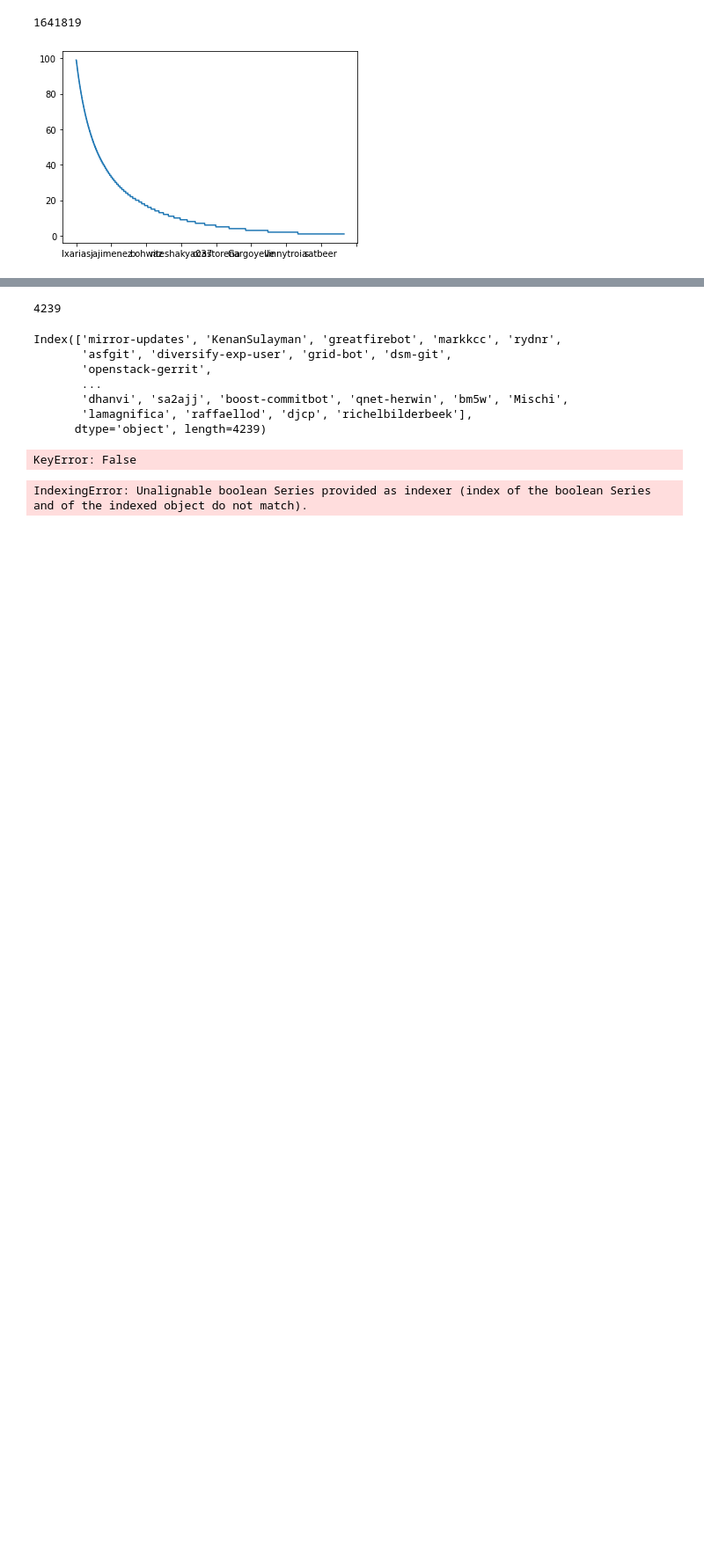
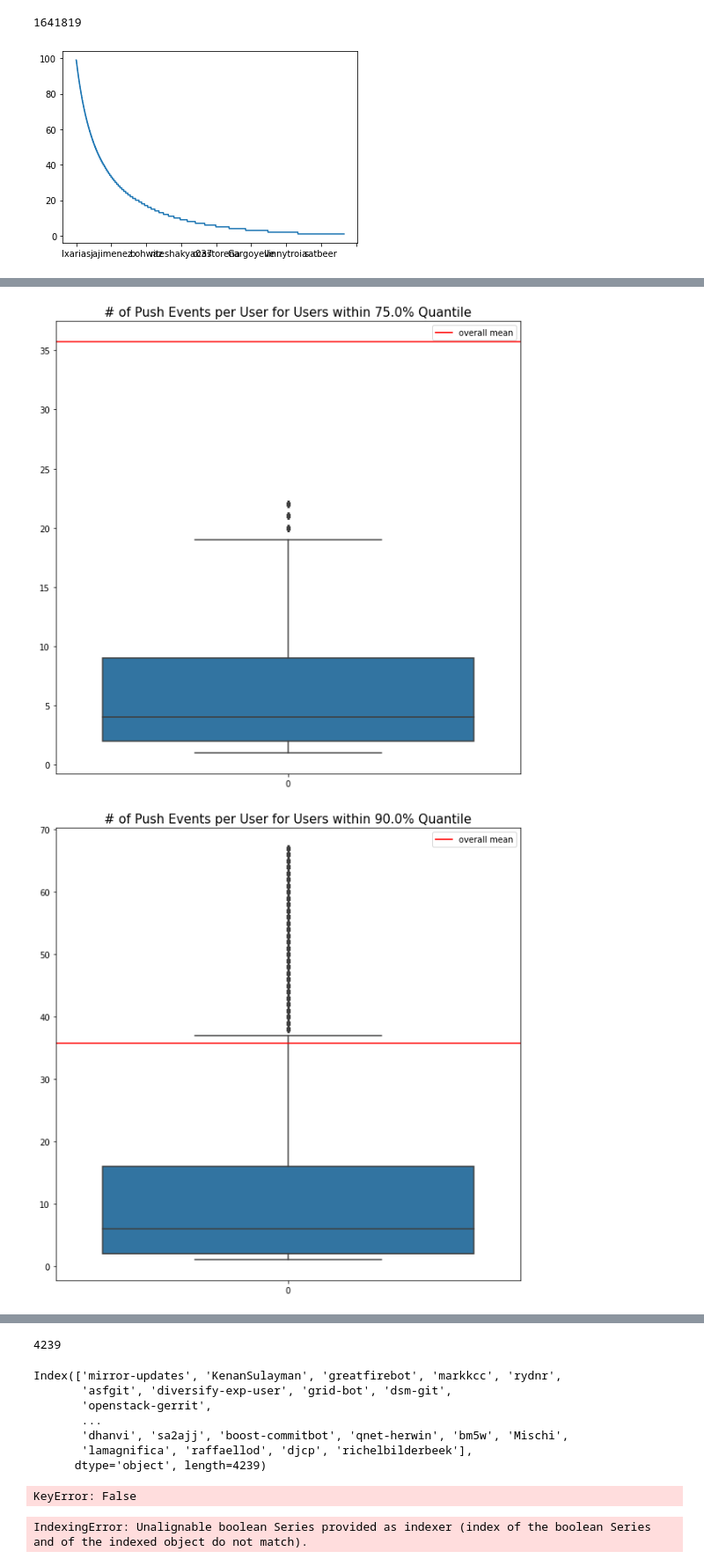
Before and after one commit to coiled/coiled-resources, a Jupyter notebook: airflow-with-coiled/airflow-testing.ipynb, the cells around one changed output, grey strips where cells are left out. Shown at 88% size. Saved outputs shown, nothing was run; the diff lists cells and outputs as text; code cells hidden in the pictures; blank space fills up the shorter version.

```diff
--- a/airflow-with-coiled/airflow-testing.ipynb
+++ b/airflow-with-coiled/airflow-testing.ipynb
@@ -53,0 +55,2 @@ user_counts.memory_usage()
+# %%
+sum_stat = user_counts.describe()
@@ -94,0 +87,14 @@ OSError: Timed out trying to connect to tls://3.236.204.48:8786 after 30 s
+# %%
+for i in [0.75, 0.90, 0.95, 0.99, 0.999]:
+    quantile = i
+    fig, ax = plt.subplots(figsize=(10,10))
+    plt.title(f'# of Push Events per User for Users within {quantile*100}% Quantile', fontsize=15)
+    sns.boxplot(
+        data=user_counts[user_counts < user_counts.quantile(quantile)],
+    )
+    plt.axhline(sum_stat['mean'], c='red', label='overall mean')
+    plt.legend()
+    plt.savefig(f'boxplot_{quantile*100}quantile.jpg')
+# %% [output]
+[figure, added]
+[figure, added]
```
Also changed, not shown: parts of 11 cells of this notebook.
